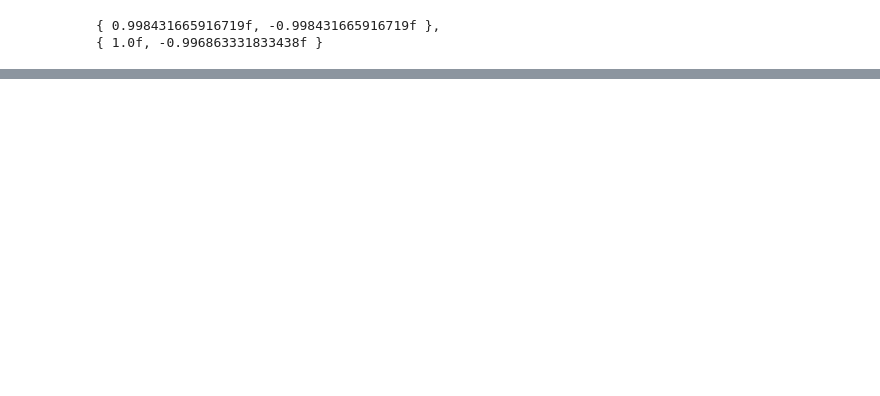
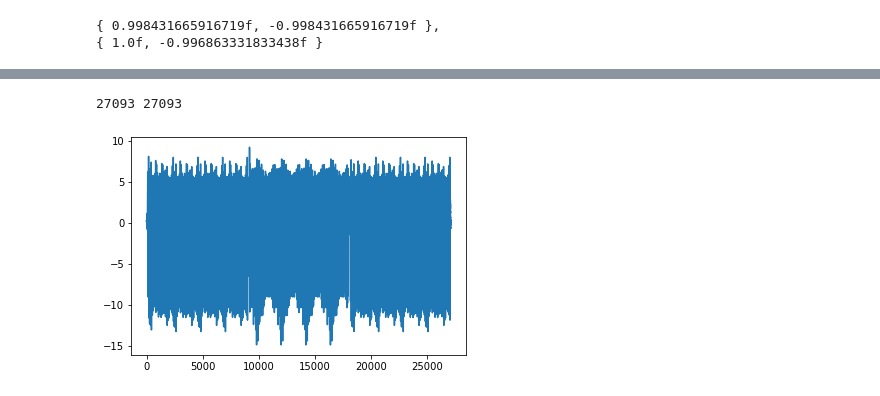
Before and after one commit to cherrydev/baile-shine, a Jupyter notebook: playground/suggested-dsp-chain.ipynb, the cells around one changed output, grey strips where cells are left out. Saved outputs shown, nothing was run; the diff lists cells and outputs as text; code cells hidden in the pictures; blank space fills up the shorter version.

```diff
--- a/playground/suggested-dsp-chain.ipynb
+++ b/playground/suggested-dsp-chain.ipynb
@@ -111,0 +128,38 @@ plt.show()
+# %%
+y_148 = InputMock("sample124bpm-200hz.txt", 200, loop_count=10).read_all_samples()
+y_174 = InputMock("sample174bpm-sloppy-200hz.txt", 200, loop_count=10).read_all_samples()
+y_148_174 = (InputMock("sample124bpm-200hz.txt", 200, loop_count=3).read_all_samples()
+    + InputMock("sample174bpm-sloppy-200hz.txt", 200, loop_count=3).read_all_samples()
+    + InputMock("sample124bpm-200hz.txt", 200, loop_count=3).read_all_samples())
+
+# y = y_148_174[17000:19000]
+# plt.plot(range(len(y)), y)
+# plt.show()
+# %%
+def dc_reject_filter(data):
+    b, a = dc_reject_coeffs
+    pad_len = len(dc_reject_coeffs) - 1
+    pad_data = [9.8] * pad_len + data[:pad_len]
+    out_data = [0] * len(data)
+    for i in range(len(pad_data) - pad_len):
+        y = b[0] * data[i + pad_len]
+        for j in range(1, len(dc_reject_coeffs[0])):
+            y += b[j] * data[i + pad_len - j] - a[j] * \
+                (out_data[i - j] if j <= i else 0)
+        out_data[i] = y
+    for i in range(pad_len, len(data)):
+        y = b[0] * data[i]
+        for j in range(1, len(dc_reject_coeffs[0])):
+            y += b[j] * data[i - j] - a[j] * out_data[i - j]
+        out_data[i] = y
+    return out_data
+
+#y = dc_reject_filter(y_148_174)
+b, a = dc_reject_coeffs
+y, zf = signal.lfilter(b, a, y_148_174, zi=[9.8] * (len(a) - 1))
+print(len(y_148_174), len(y))
+plt.plot(range(len(y)), y)
+plt.show()
+# %% [output]
+27093 27093
+[figure, added]
```
Also changed, not shown: parts of 6 cells of this notebook, 1 other file.
